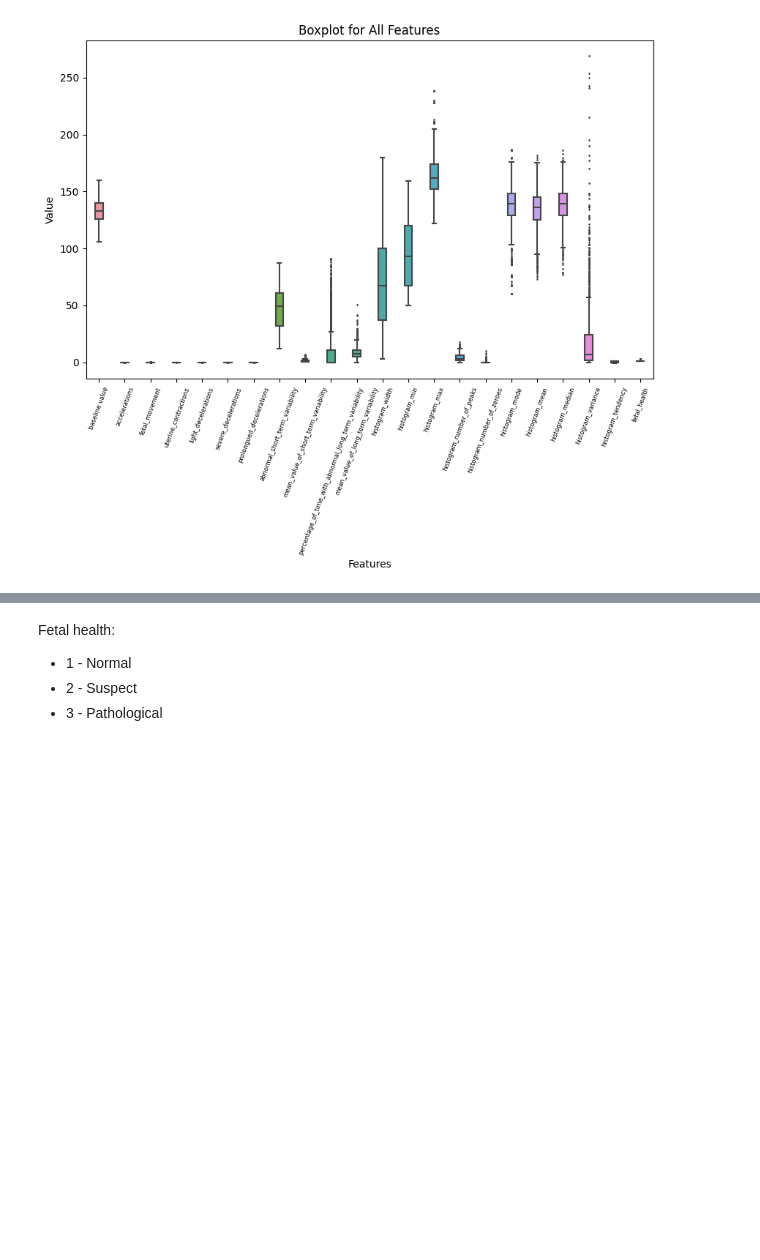
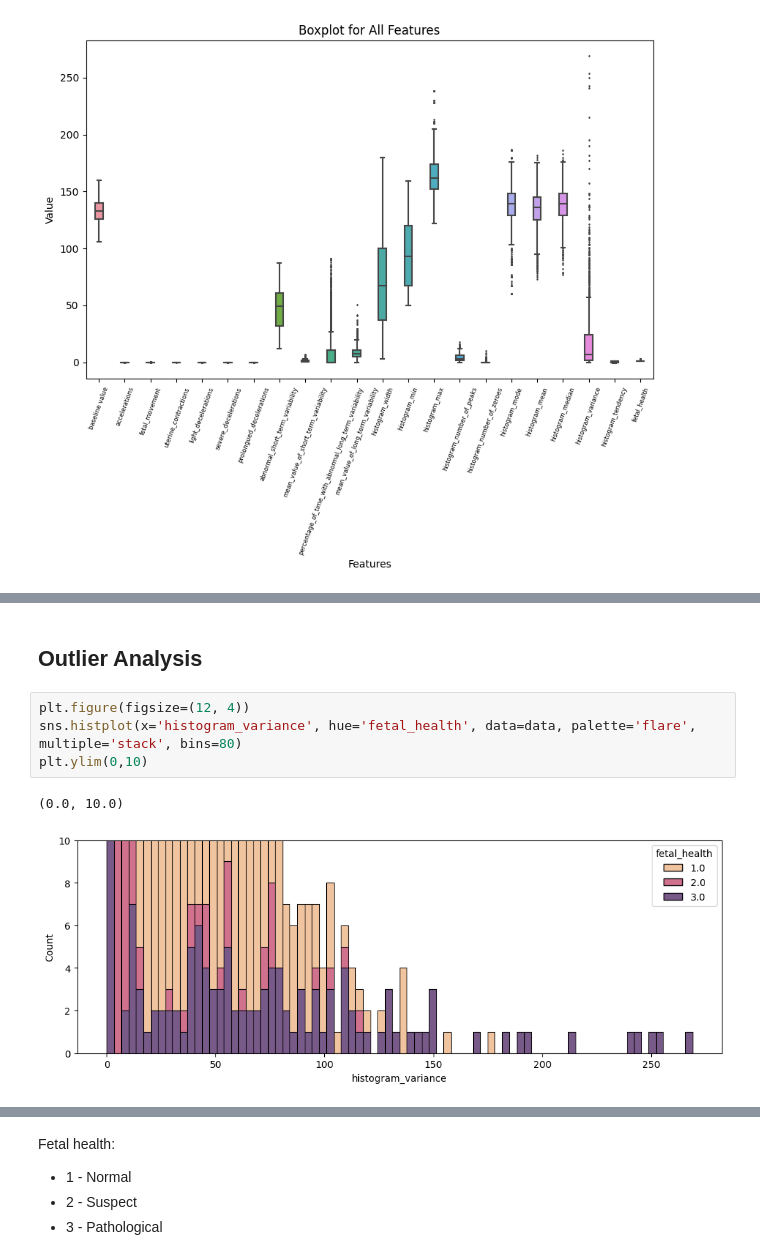
Before and after one commit to AdithyaViswanathan1/Fetal-Health-Classification, a Jupyter notebook: notebooks/eda.ipynb, the cells around one changed output, grey strips where cells are left out. Drawn from its saved outputs; the diff is of its cells as text; blank space fills up the shorter version.

```diff
--- a/notebooks/eda.ipynb
+++ b/notebooks/eda.ipynb
@@ -121,0 +153,9 @@ plt.show()
+# %% [markdown]
+## Outlier Analysis
+# %%
+plt.figure(figsize=(12, 4))
+sns.histplot(x='histogram_variance', hue='fetal_health', data=data, palette='flare', multiple='stack', bins=80)
+plt.ylim(0,10)
+# %% [output]
+(0.0, 10.0)
+[figure, added]
```
Also changed, not shown: parts of 32 cells of this notebook, 1 other file.
